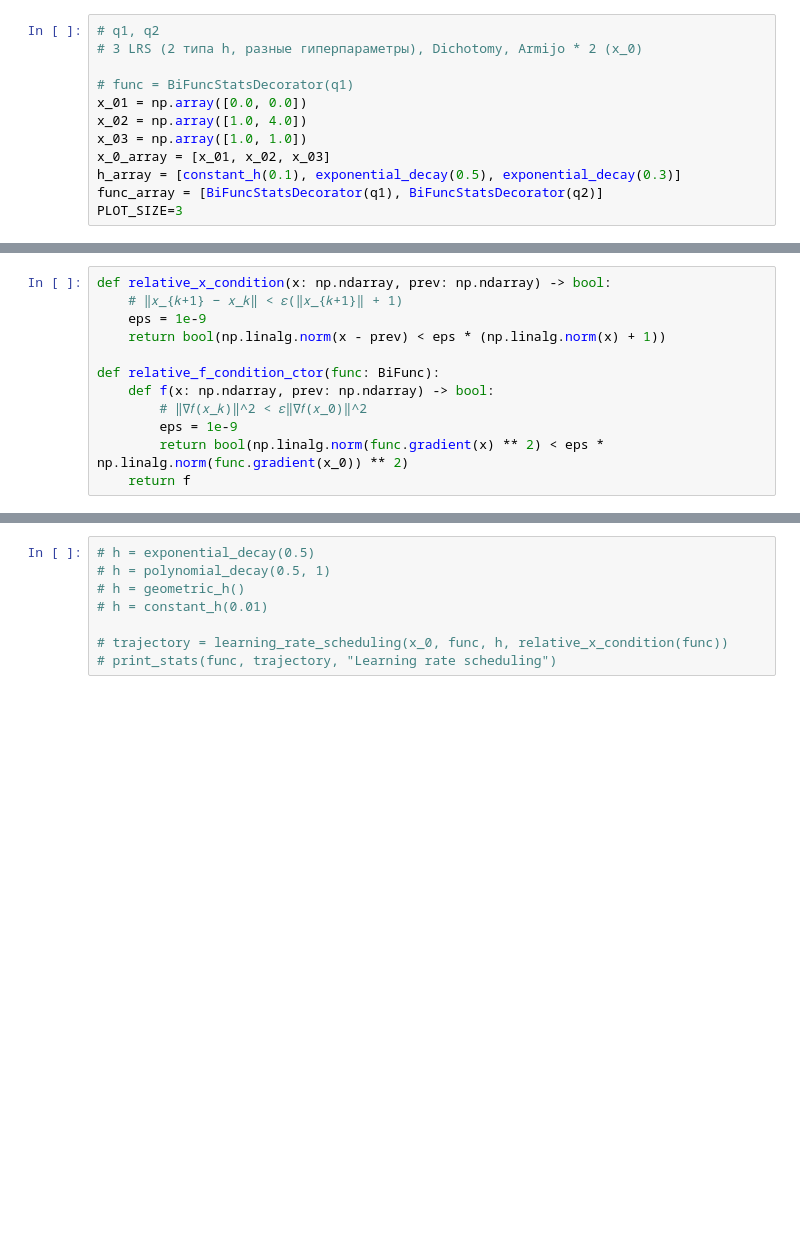
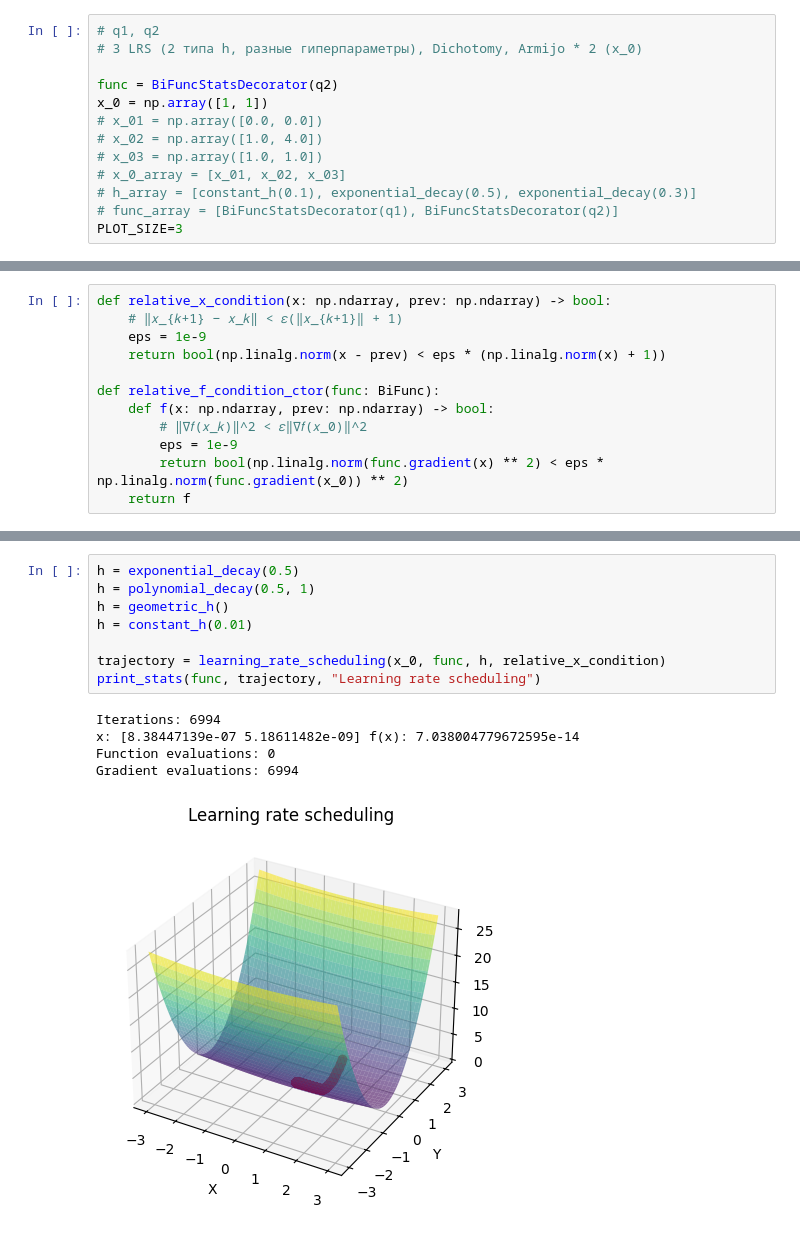
Before and after one commit to postmodernist1848/metopt-lab1, a Jupyter notebook: notebook.ipynb, the cells around one changed output, grey strips where cells are left out. Drawn from its saved outputs; the diff is of its cells as text; blank space fills up the shorter version.

```diff
--- a/notebook.ipynb
+++ b/notebook.ipynb
@@ -56,13 +56,14 @@ f5 = BiFuncCallableWrapper(mf5)
 # q1, q2
 # 3 LRS (2 типа h, разные гиперпараметры), Dichotomy, Armijo * 2 (x_0)
 
-# func = BiFuncStatsDecorator(q1)
-x_01 = np.array([0.0, 0.0])
-x_02 = np.array([1.0, 4.0])
-x_03 = np.array([1.0, 1.0])
-x_0_array = [x_01, x_02, x_03]
-h_array = [constant_h(0.1), exponential_decay(0.5), exponential_decay(0.3)]
-func_array = [BiFuncStatsDecorator(q1), BiFuncStatsDecorator(q2)]
+func = BiFuncStatsDecorator(q2)
+x_0 = np.array([1, 1])
+# x_01 = np.array([0.0, 0.0])
+# x_02 = np.array([1.0, 4.0])
+# x_03 = np.array([1.0, 1.0])
+# x_0_array = [x_01, x_02, x_03]
+# h_array = [constant_h(0.1), exponential_decay(0.5), exponential_decay(0.3)]
+# func_array = [BiFuncStatsDecorator(q1), BiFuncStatsDecorator(q2)]
 PLOT_SIZE=3
 # %%
 import matplotlib.pyplot as plt
@@ -159,9 +160,15 @@ print_stat(2)
 # %%
-# h = exponential_decay(0.5)
-# h = polynomial_decay(0.5, 1)
-# h = geometric_h()
-# h = constant_h(0.01)
+h = exponential_decay(0.5)
+h = polynomial_decay(0.5, 1)
+h = geometric_h()
+h = constant_h(0.01)
 
-# trajectory = learning_rate_scheduling(x_0, func, h, relative_x_condition(func))
-# print_stats(func, trajectory, "Learning rate scheduling")
+trajectory = learning_rate_scheduling(x_0, func, h, relative_x_condition)
+print_stats(func, trajectory, "Learning rate scheduling")
+# %% [output]
+Iterations: 6994
+x: [8.38447139e-07 5.18611482e-09] f(x): 7.038004779672595e-14
+Function evaluations: 0
+Gradient evaluations: 6994
+[figure, added]
 # %%
```
Also changed, not shown: parts of 5 cells of this notebook, 1 other file.
